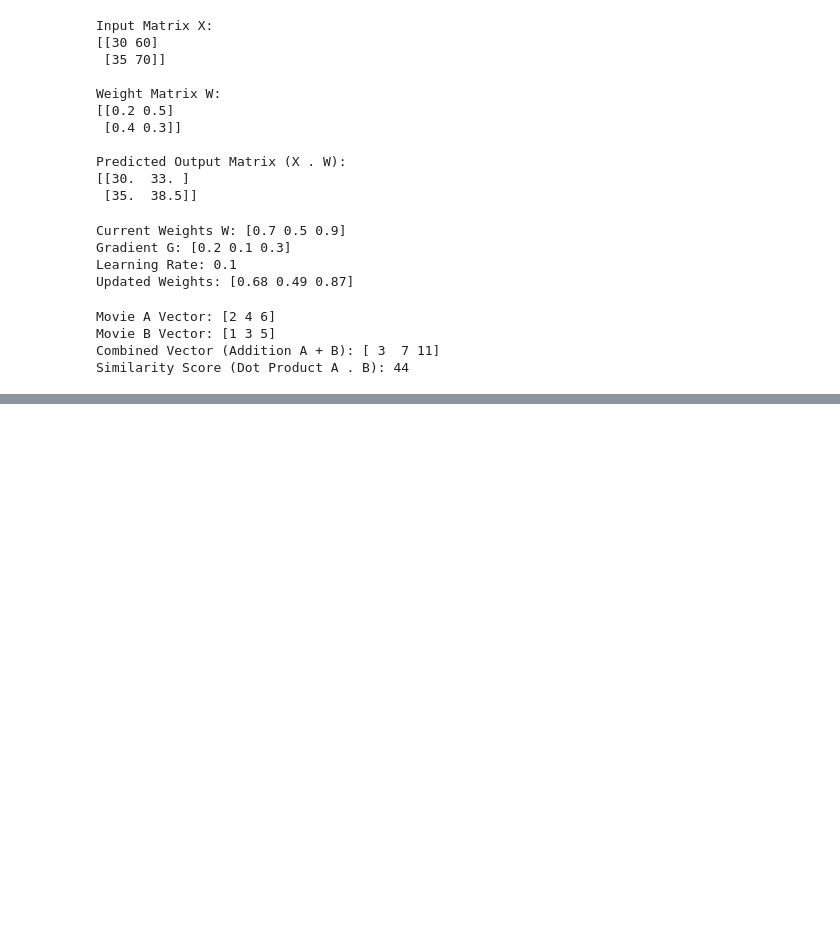
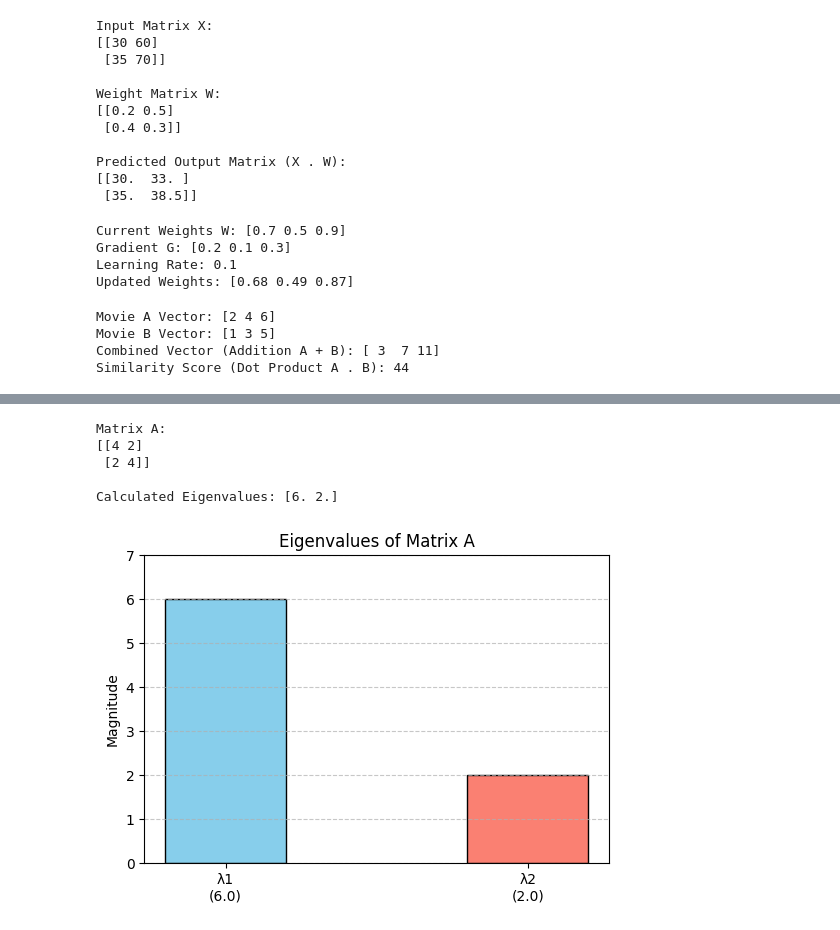
Before and after one commit to bollepallideepthi/CSA47-DeepLearning, a Jupyter notebook: DL_Program's.ipynb, the cells around one changed output, grey strips where cells are left out. Saved outputs shown, nothing was run; the diff lists cells and outputs as text; code cells hidden in the pictures; blank space fills up the shorter version.

```diff
--- a/DL_Program's.ipynb
+++ b/DL_Program's.ipynb
@@ -322,0 +384,29 @@ Similarity Score (Dot Product A . B): 44
+# %%
+import numpy as np
+import matplotlib.pyplot as plt
+
+A = np.array([
+    [4, 2],
+    [2, 4]
+])
+
+eigenvalues, eigenvectors = np.linalg.eig(A)
+
+print(f"Matrix A:\n{A}\n")
+print(f"Calculated Eigenvalues: {eigenvalues}")
+
+plt.figure(figsize=(6, 4))
+x_labels = [f'λ{i+1}\n({val:.1f})' for i, val in enumerate(eigenvalues)]
+plt.bar(x_labels, eigenvalues, color=['skyblue', 'salmon'], edgecolor='black', width=0.4)
+plt.title('Eigenvalues of Matrix A')
+plt.ylabel('Magnitude')
+plt.ylim(0, max(eigenvalues) + 1)
+plt.grid(axis='y', linestyle='--', alpha=0.7)
+plt.show()
+# %% [output]
+Matrix A:
+[[4 2]
+ [2 4]]
+
+Calculated Eigenvalues: [6. 2.]
+[figure, added]
```
Also changed, not shown: parts of 5 cells of this notebook.
